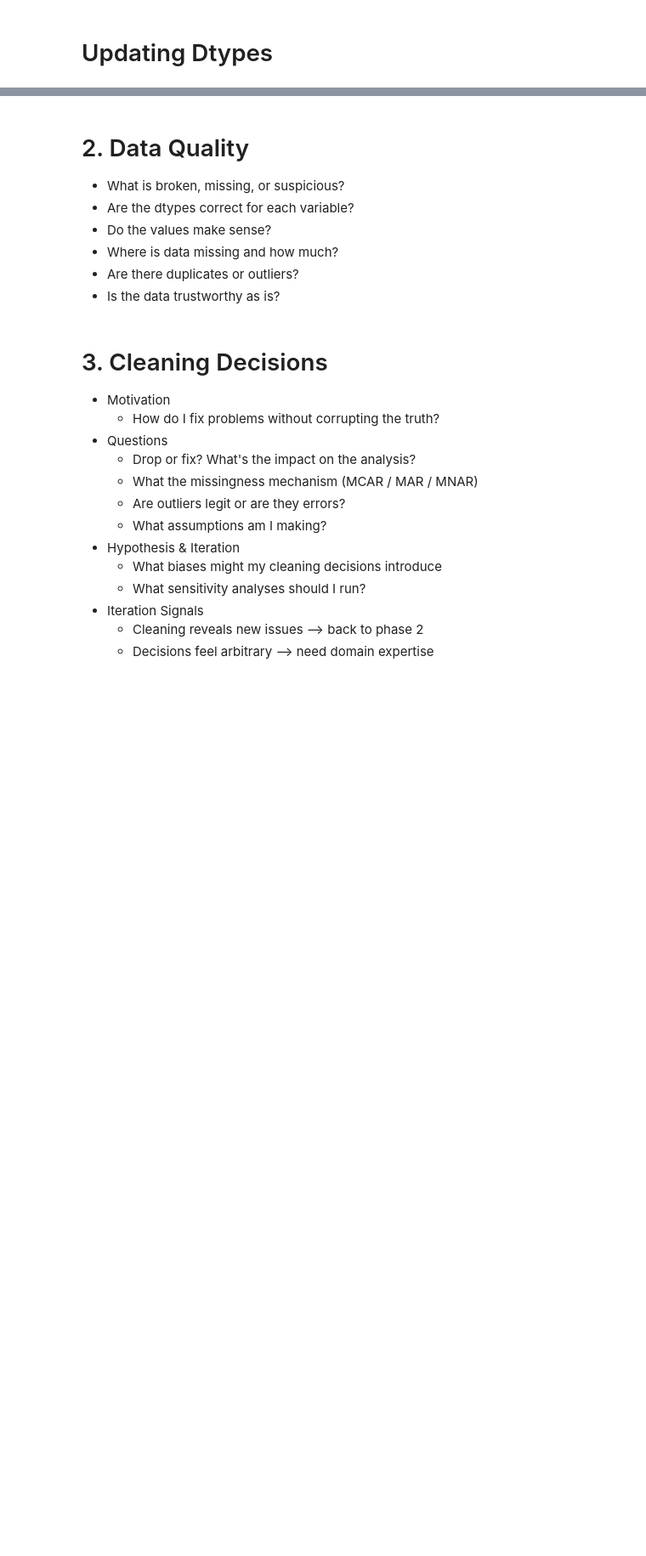
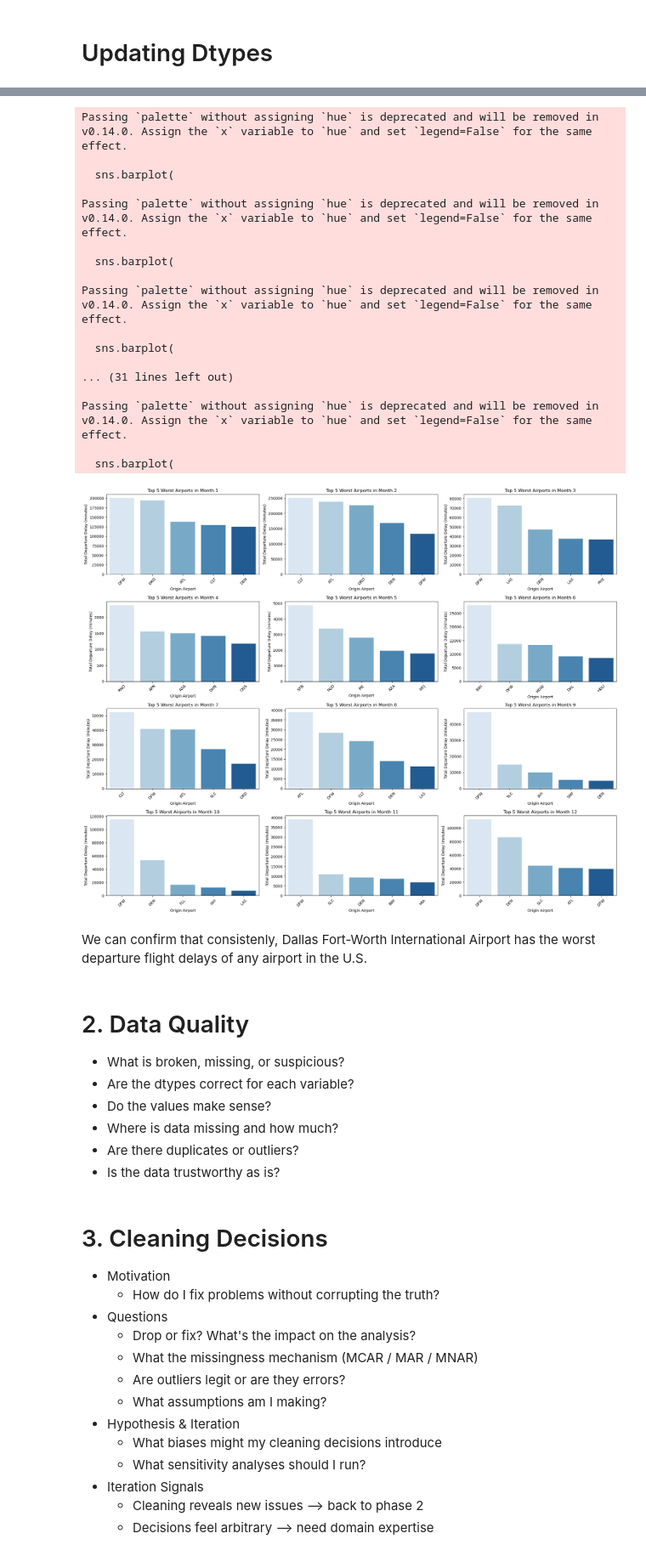
Before and after one commit to oubrando/eda-project, a Jupyter notebook: notebooks/Trace_Recon.ipynb, the cells around one changed output, grey strips where cells are left out. Shown at 85% size. Drawn from its saved outputs; the diff is of its cells as text; code cells hidden in the pictures; blank space fills up the shorter version.

```diff
--- a/notebooks/Trace_Recon.ipynb
+++ b/notebooks/Trace_Recon.ipynb
@@ -391,3 +515,61 @@ airports_lst = df['airports']
+# %%
+# Reset index to make Month and Origin real columns
+plot_mo = worst_dep_mo.reset_index()
+
+months = sorted(plot_mo['Month'].unique())
+num_months = len(months)
+
+# Always create a grid of subplots (4 rows x 3 columns for 12 months)
+rows = 4
+cols = 3
+fig, axes = plt.subplots(rows, cols, figsize=(20, 16), squeeze=False)
+axes = axes.flatten()
+
+# Plot each month in its own subplot
+for i, mo in enumerate(months):
+    ax = axes[i]
+    data = plot_mo[plot_mo['Month'] == mo]
+
+    sns.barplot(
+        data=data,
+        x='Origin',
+        y='total_dep_delays',
+        ax=ax,
+        palette='Blues'
+    )
+
+    ax.set_title(f"Top 5 Worst Airports in Month {mo}", fontsize=12)
+    ax.set_xlabel("Origin Airport")
+    ax.set_ylabel("Total Departure Delay (minutes)")
+    ax.tick_params(axis='x', rotation=45)
+
+# Turn off unused subplots (e.g., if dataset has fewer than 12 months)
+for j in range(i+1, len(axes)):
+    axes[j].axis("off")
+
+plt.tight_layout()
+plt.show()
+# %% [output]
+Passing `palette` without assigning `hue` is deprecated and will be removed in v0.14.0. Assign the `x` variable to `hue` and set `legend=False` for the same effect.
+
+  sns.barplot(
+
+Passing `palette` without assigning `hue` is deprecated and will be removed in v0.14.0. Assign the `x` variable to `hue` and set `legend=False` for the same effect.
+
+  sns.barplot(
+
+Passing `palette` without assigning `hue` is deprecated and will be removed in v0.14.0. Assign the `x` variable to `hue` and set `legend=False` for the same effect.
+
+  sns.barplot(
+
+... (31 lines left out)
+
+Passing `palette` without assigning `hue` is deprecated and will be removed in v0.14.0. Assign the `x` variable to `hue` and set `legend=False` for the same effect.
+
+  sns.barplot(
+[figure, added]
+# %% [markdown]
+We can confirm that consistenly, Dallas Fort-Worth International Airport has the worst departure flight delays of any airport in the U.S.
 # %% [markdown]
 # 2. Data Quality
 - What is broken, missing, or suspicious?
```
Also changed, not shown: parts of 27 cells of this notebook.
